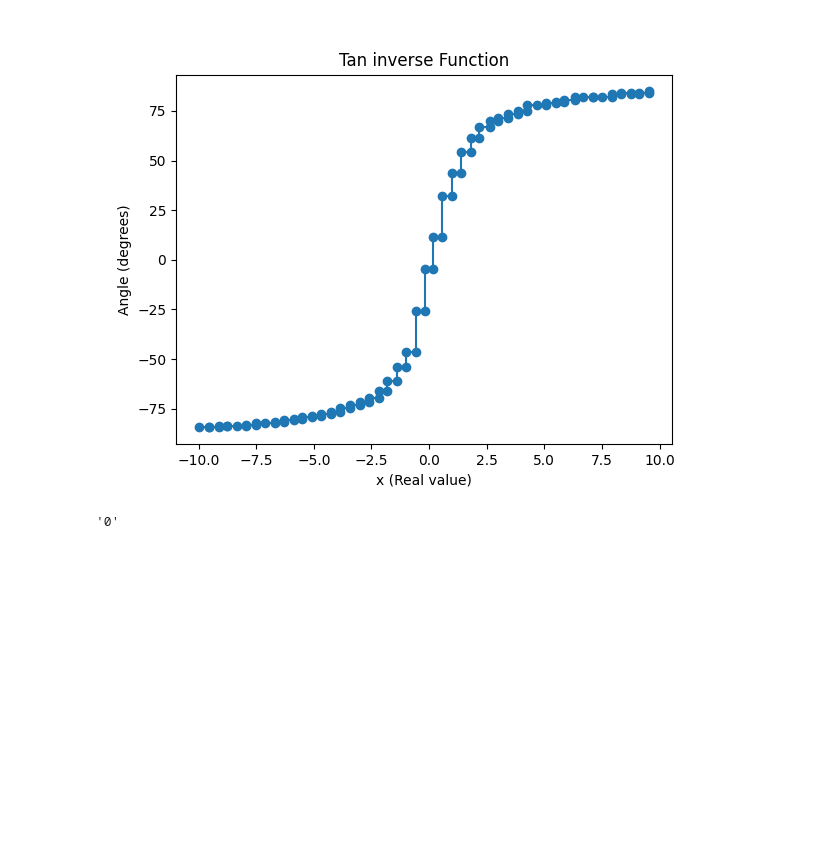
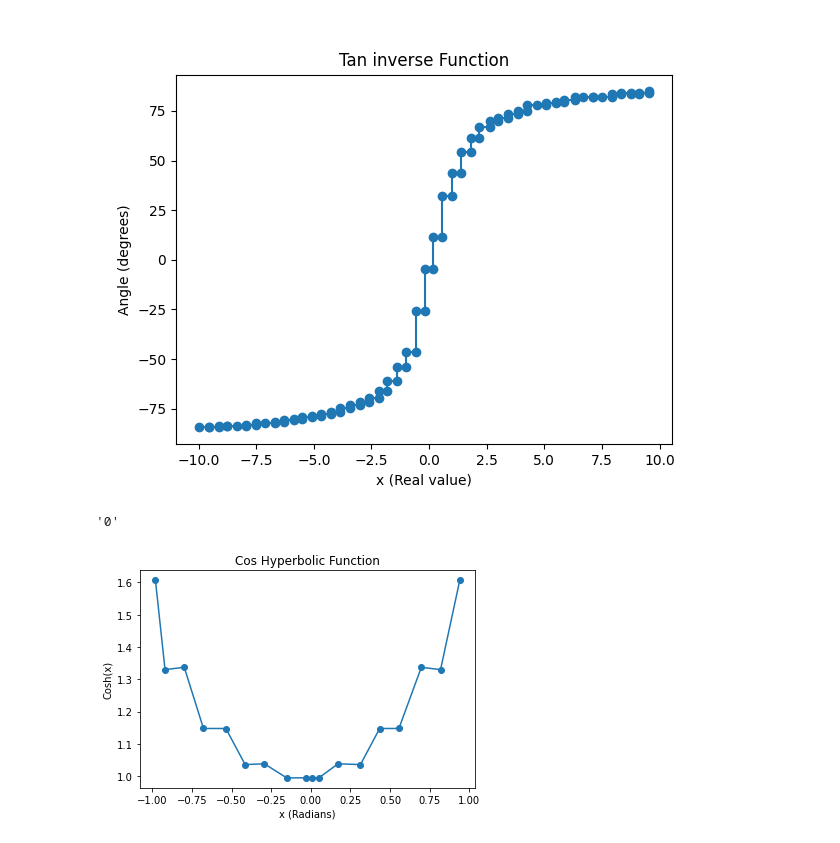
Before and after one commit to GuhanRajasekar/FPGA_course_assignments, a Jupyter notebook: Mini_Project/Source_Code/python_conversion_code/testing.ipynb, the cells around one changed output. Cells and saved outputs as stored; diff of their text form; code cells hidden in the pictures; blank space fills up the shorter version.

```diff
--- a/Mini_Project/Source_Code/python_conversion_code/testing.ipynb
+++ b/Mini_Project/Source_Code/python_conversion_code/testing.ipynb
@@ -51,3 +51,35 @@ plt.show()
 tan_inv_values_binary[71][0]
 # %% [output]
 '0'
+# %%
+import matplotlib.pyplot as plt
+import numpy as np
+import pandas as pd
+
+file_loc = "F:\PhD_IISc\Coursework\Jan_2024\FPGA\FPGA_course_assignments\Mini_Project\Source_Code\Data\cosh_data.txt"
+fh = pd.read_csv(file_loc,delim_whitespace=True,skiprows=2,header=None,dtype=str)
+
+cosh_values_binary = fh[:][0].to_numpy()
+cosh_values_decimal = np.zeros(len(cosh_values_binary))
+for i in range(len(cosh_values_binary)):
+    cosh_values_decimal[i] = int(cosh_values_binary[i],2)
+
+cosh_values_decimal = cosh_values_decimal/(2**16)
+
+target_angle = fh[:][1].to_numpy().astype(int)
+target_angle = target_angle/(2**16)
+# indices to plot
+# 0, 4,11,18,26,33,40,48,55,58,61,68,76,83,90,98,105,112
+ind_to_plot = [0, 4,11,18,26,33,40,48,55,58,61,68,76,83,90,98,105,112]
+
+plt.figure()
+plt.clf()
+plt.plot(target_angle[ind_to_plot],cosh_values_decimal[ind_to_plot],'o-')
+plt.xlabel("x (Radians)")
+plt.ylabel("Cosh(x)")
+plt.title("Cos Hyperbolic Function")
+plt.savefig(file_loc[:-3]+"png")
+plt.savefig(file_loc[:-3]+"pdf")
+plt.show()
+# %% [output]
+[figure, added]
```
Also changed, not shown: parts of 1 cell of this notebook, 11 other files.
